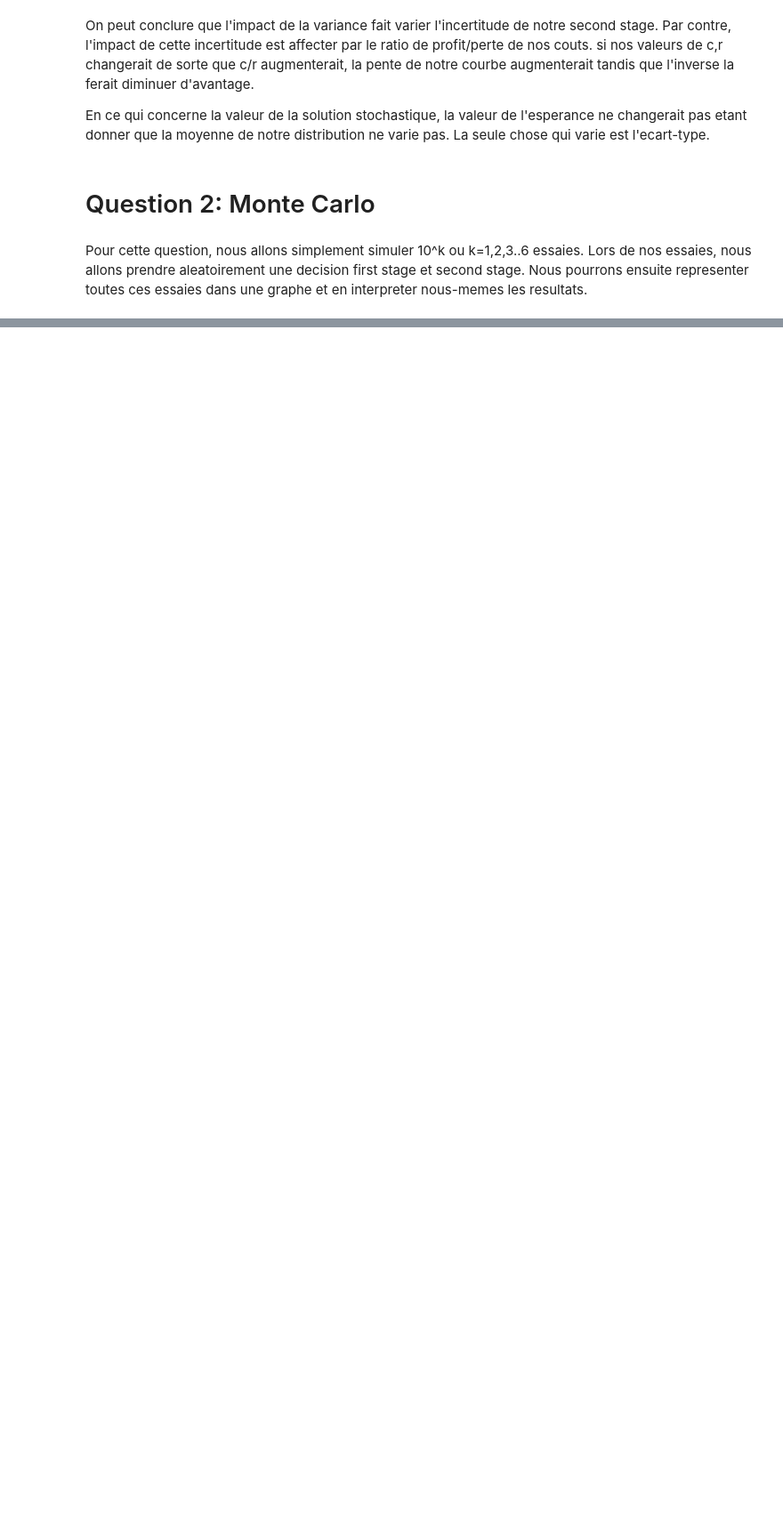
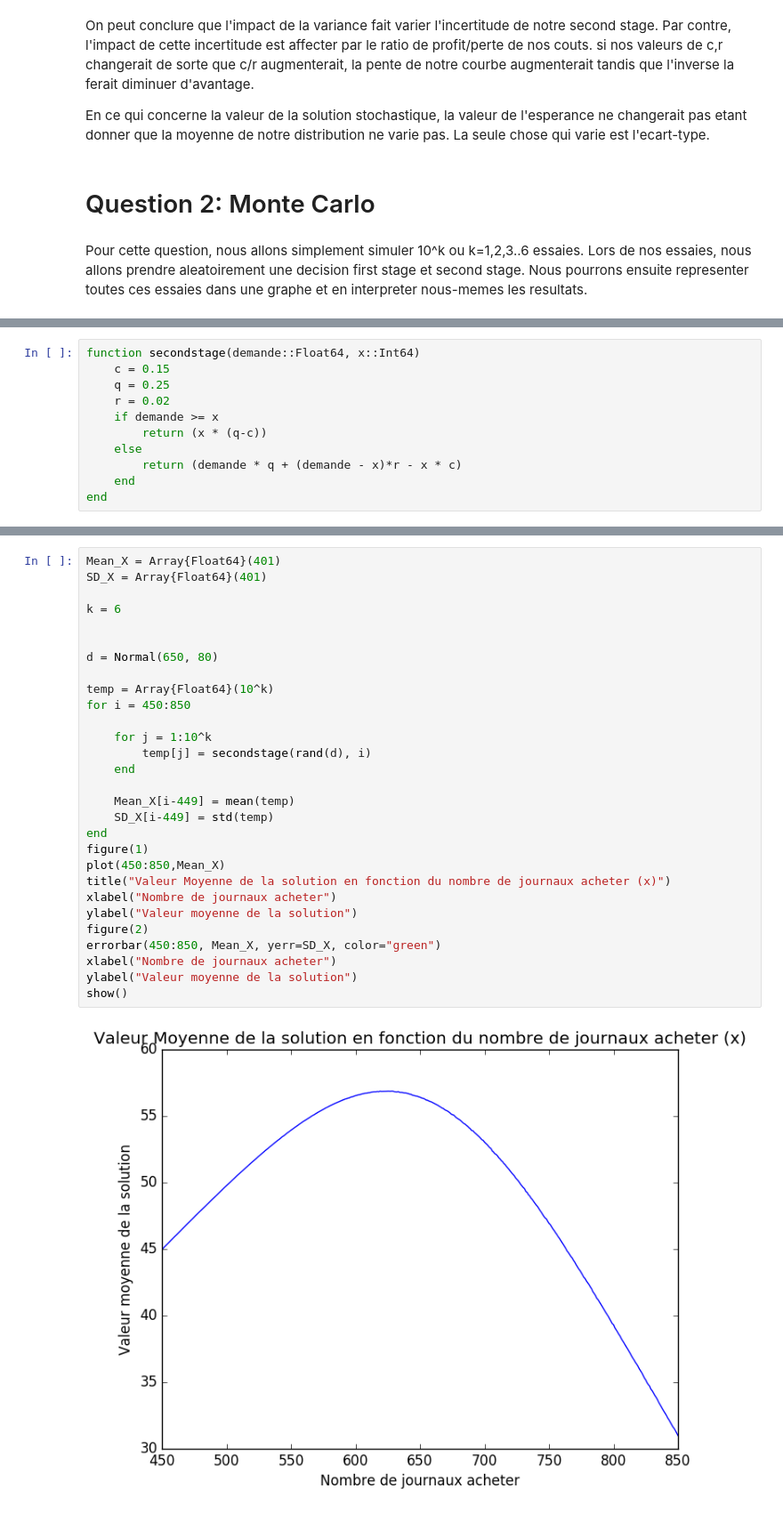
Before and after one commit to OlivierSirois/DevoirsMTH6415, a Jupyter notebook: Devoir1.ipynb, the cells around one changed output, grey strips where cells are left out. Shown: that part at 89% size. Drawn from its saved outputs; the diff is of its cells as text; blank space fills up the shorter version.

```diff
--- a/Devoir1.ipynb
+++ b/Devoir1.ipynb
@@ -116,0 +54,11 @@ end
+# %%
+function secondstage(demande::Float64, x::Int64)
+    c = 0.15
+    q = 0.25
+    r = 0.02
+    if demande >= x
+        return (x * (q-c))
+    else
+        return (demande * q + (demande - x)*r - x * c)
+    end
+end
@@ -116,0 +67,31 @@ end
+# %%
+Mean_X = Array{Float64}(401)
+SD_X = Array{Float64}(401)
+
+k = 6
+
+
+d = Normal(650, 80)
+
+temp = Array{Float64}(10^k)
+for i = 450:850
+
+    for j = 1:10^k
+        temp[j] = secondstage(rand(d), i)
+    end
+
+    Mean_X[i-449] = mean(temp)
+    SD_X[i-449] = std(temp)
+end
+figure(1)
+plot(450:850,Mean_X)
+title("Valeur Moyenne de la solution en fonction du nombre de journaux acheter (x)")
+xlabel("Nombre de journaux acheter")
+ylabel("Valeur moyenne de la solution")
+figure(2)
+errorbar(450:850, Mean_X, yerr=SD_X, color="green")
+xlabel("Nombre de journaux acheter")
+ylabel("Valeur moyenne de la solution")
+show()
+# %% [output]
+[figure, added]
```
Also changed, not shown: parts of 8 cells of this notebook.
